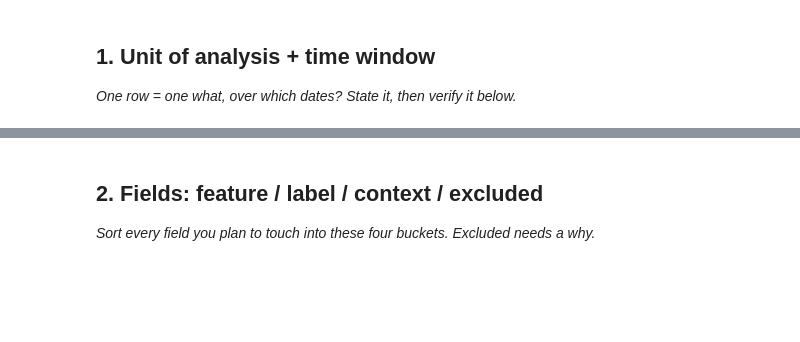
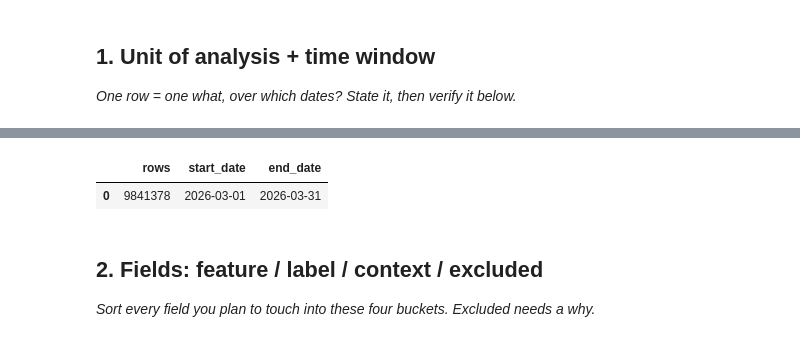
Before and after one commit to FatimaNdeem/Flyrank-ml-internship., a Jupyter notebook: work/notebooks/w03_data_contract.ipynb, the cells around one changed output, grey strips where cells are left out. Saved outputs shown, nothing was run; the diff lists cells and outputs as text; code cells hidden in the pictures; blank space fills up the shorter version.

```diff
--- a/work/notebooks/w03_data_contract.ipynb
+++ b/work/notebooks/w03_data_contract.ipynb
@@ -16,3 +54,15 @@ This skeleton is yours to fill. Work the sections **in order** — each one has
+# %%
+con.sql(f"""
+SELECT
+    COUNT(*) AS rows,
+    MIN(report_date) AS start_date,
+    MAX(report_date) AS end_date
+FROM {TABLES['fact_daily']}
+WHERE month = '2026-03'
+""").df()
+# %% [output]
+|  | rows | start_date | end_date |
+| 0 | 9841378 | 2026-03-01 | 2026-03-31 |
 # %% [markdown]
 ## 2. Fields: feature / label / context / excluded
 
```
Also changed, not shown: parts of 18 cells of this notebook.
